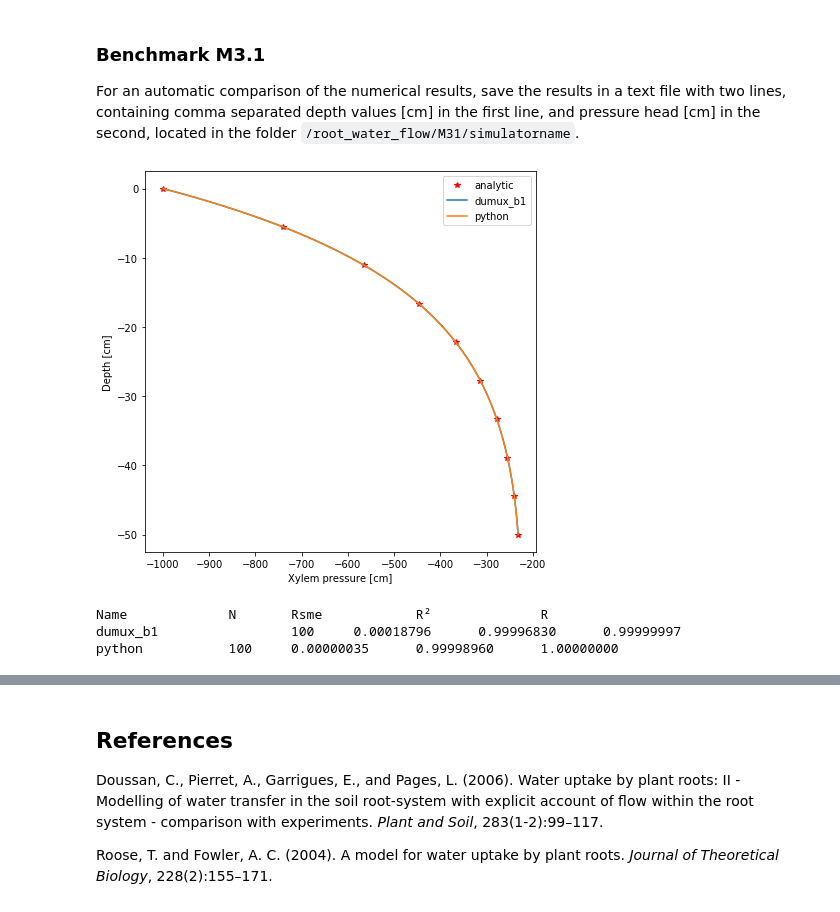
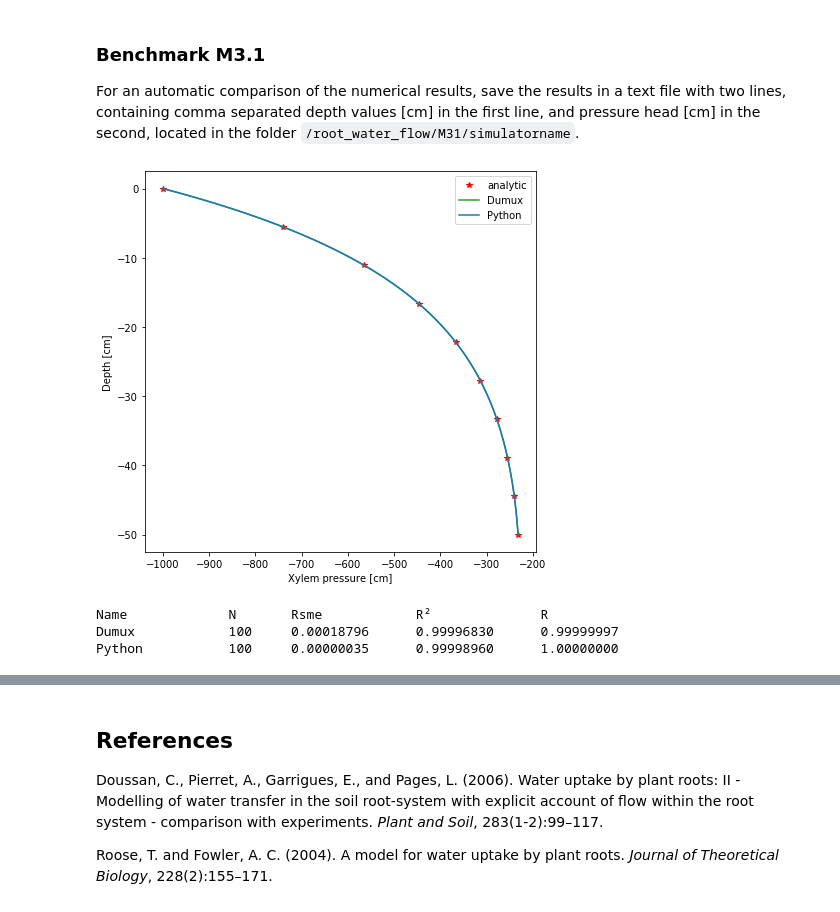
Before and after one commit to RSA-benchmarks/collaborative-comparison, a Jupyter notebook: Water flow in roots.ipynb, the cells around one changed output, grey strips where cells are left out. Cells and saved outputs as stored; diff of their text form; code cells hidden in the pictures.

```diff
--- a/Water flow in roots.ipynb
+++ b/Water flow in roots.ipynb
@@ -230,6 +230,7 @@ plt.plot(list(map(p_r, y)),y,"r*")
 
 j = 0 # number of files
 r, rsme, rsquare, nn = [], [], [], []
+col=["C2","C0","b"]
 l = ["analytic"]
 for dirname, dirnames, filenames in os.walk('root_water_flow/M31/.'):
     filenames.sort()
@@ -237,37 +238,37 @@ for dirname, dirnames, filenames in os.walk('root_water_flow/M31/.'):
         try:
             l.append(f)
             data = np.loadtxt("root_water_flow/M31/"+f,delimiter=',')
-            plt.plot(data[1,:],data[0,:]) # numeric solution
+            plt.plot(data[1,:],data[0,:],col[i]) # numeric solution
             j += 1
             # Evaluate
             n = len(data[1,:])
             nn.append(n)
             pr_ = list(map(p_r, data[0,:])) # exact solution at data depth points
             # calculate R
             om = np.mean(data[1,:])
             pm = np.mean(pr_)
             r_ =  np.sum((data[1,:]-om)*(pr_-pm)) / (np.sqrt(np.sum(np.square(data[1,:]-om)))*np.sqrt(np.sum(np.square(pr_-pm))) )
             r.append(r_*r_)
             # calculate R^2
             meany = np.mean(data[1,:])
             r2 = np.sum(np.square(pr_-meany)) / np.sum(np.square(data[1,:]-meany))
             rsquare.append(r2)
             # calculate RSME
             rsme_ = np.square(np.sum(np.square(data[1,:]-pr_)/n))
             rsme.append(rsme_)
         except Exception as ex:
             print("Something went wrong with file "+f)
             print(ex)
 plt.xlabel("Xylem pressure [cm]")
 plt.ylabel("Depth [cm]")
 plt.legend(l)
 plt.show()
 
 print("Name\t\t", "N\t", "Rsme\t\t", "R²\t\t", "R")
 for i in range(0,j):
     print(l[i+1]+"\t\t",nn[i],"\t",'{:2.8f}'.format(rsme[i]),"\t", '{:2.8f}'.format(rsquare[i]),"\t",'{:2.8f}'.format(r[i]) )
 # %% [output]
-[figure, old version]
+[figure, new version]
 Name             N       Rsme            R²              R
-dumux_b1                 100     0.00018796      0.99996830      0.99999997
-python           100     0.00000035      0.99998960      1.00000000
+Dumux            100     0.00018796      0.99996830      0.99999997
+Python           100     0.00000035      0.99998960      1.00000000
```
Also changed, not shown: parts of 3 cells of this notebook, 3 other files.
